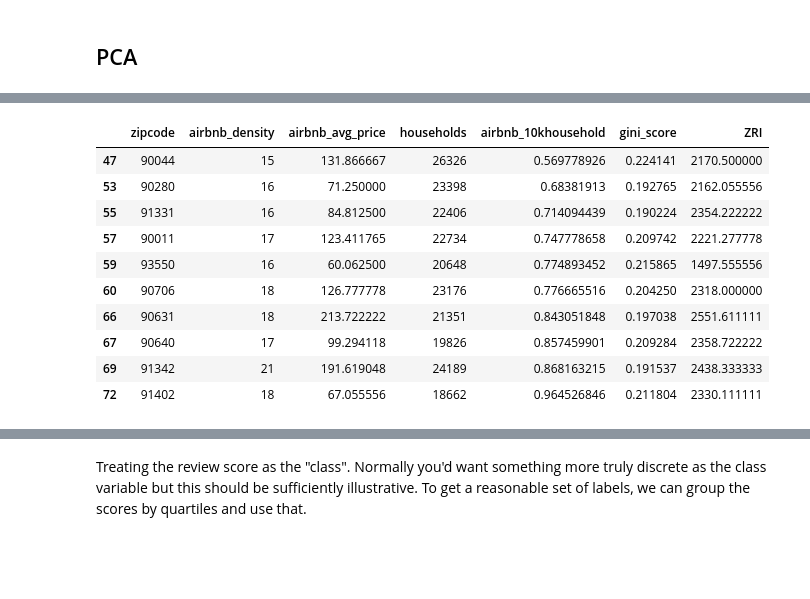
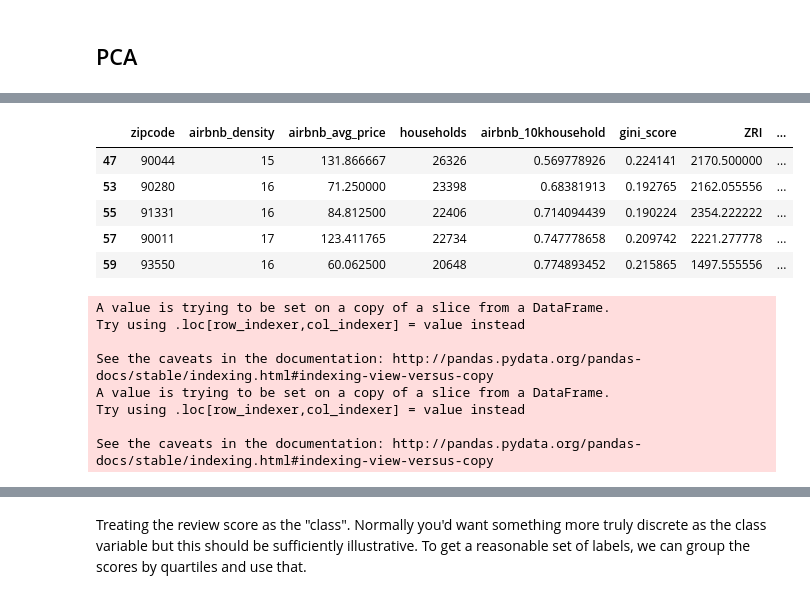
Before and after one commit to moranse/20171104-MichiganDatathon, a Jupyter notebook: comp-notebook/Vyas/PCA_tSNE.ipynb, the cells around one changed output, grey strips where cells are left out. Cells and saved outputs as stored; diff of their text form; code cells hidden in the pictures; blank space fills up the shorter version.

```diff
--- a/comp-notebook/Vyas/PCA_tSNE.ipynb
+++ b/comp-notebook/Vyas/PCA_tSNE.ipynb
@@ -26,18 +28,39 @@ pd.set_option('display.max_columns', 500)
-# %%
-data_folder = '../../data/'
-zipdata = pd.read_csv(data_folder + 'demand_dimensions.csv')
-quintiles = zipdata['airbnb_density'].describe()
-zipdata[zipdata['airbnb_density'] >= quintiles['25%']].head(10)
-# %% [output]
-|  | zipcode | airbnb_density | airbnb_avg_price | households | airbnb_10khousehold | gini_score | ZRI |
-| 47 | 90044 | 15 | 131.866667 | 26326 | 0.569778926 | 0.224141 | 2170.500000 |
-| 53 | 90280 | 16 | 71.250000 | 23398 | 0.68381913 | 0.192765 | 2162.055556 |
-| 55 | 91331 | 16 | 84.812500 | 22406 | 0.714094439 | 0.190224 | 2354.222222 |
-| 57 | 90011 | 17 | 123.411765 | 22734 | 0.747778658 | 0.209742 | 2221.277778 |
-| 59 | 93550 | 16 | 60.062500 | 20648 | 0.774893452 | 0.215865 | 1497.555556 |
-| 60 | 90706 | 18 | 126.777778 | 23176 | 0.776665516 | 0.204250 | 2318.000000 |
-| 66 | 90631 | 18 | 213.722222 | 21351 | 0.843051848 | 0.197038 | 2551.611111 |
-| 67 | 90640 | 17 | 99.294118 | 19826 | 0.857459901 | 0.209284 | 2358.722222 |
-| 69 | 91342 | 21 | 191.619048 | 24189 | 0.868163215 | 0.191537 | 2438.333333 |
-| 72 | 91402 | 18 | 67.055556 | 18662 | 0.964526846 | 0.211804 | 2330.111111 |
+# %%
+def format_zipcode(z):
+    try:
+        fz = int(float(z))
+        if len(str(fz)) != 5:
+            return False
+        else:
+            return True
+    except ValueError:
+        return False
+# listings[listings['zipcode'].apply(lambda z: format_zipcode(z))]
+
+data_folder = '../../data/'
+zipdata = pd.read_csv(data_folder + 'demand_dimensions.csv')
+zipdata_venue= pd.read_csv(data_folder + 'nightlife_zip_counts.csv')
+zipdata_venue[zipdata_venue['zipcode'].apply(lambda z: format_zipcode(z))]
+# zipdata_venue['zipcode'].head(100)
+# zipdata_cut.join(zipdata_venue, 'zipcode')
+# i=0
+# for zipcode in zipdata_cut['zipcode']:
+#     if zipcode in zipdata_venue['zipcode']:
+#         pass
+#     else:
+#         print(zipcode,'not found')
+#         i = i +1
+# print (i)
+# # pd.join(zipdata['zipcode'],zipdata_venue,zipdata)
+quintiles = zipdata['airbnb_density'].describe()
+zipdata_cut=zipdata[zipdata['airbnb_density'] >= quintiles['25%']]
+zipdata_cut.head()
+# zipdata_cut['zipcode'].head()
+# %% [output]
+|  | zipcode | airbnb_density | airbnb_avg_price | households | airbnb_10khousehold | gini_score | ZRI | ... |
+| 47 | 90044 | 15 | 131.866667 | 26326 | 0.569778926 | 0.224141 | 2170.500000 | ... |
+| 53 | 90280 | 16 | 71.250000 | 23398 | 0.68381913 | 0.192765 | 2162.055556 | ... |
+| 55 | 91331 | 16 | 84.812500 | 22406 | 0.714094439 | 0.190224 | 2354.222222 | ... |
+| 57 | 90011 | 17 | 123.411765 | 22734 | 0.747778658 | 0.209742 | 2221.277778 | ... |
+| 59 | 93550 | 16 | 60.062500 | 20648 | 0.774893452 | 0.215865 | 1497.555556 | ... |
 # %%
@@ -46,0 +70,24 @@ usable_listings.fillna(value=0, inplace=True)
+# %%
+gini_mean=zipdata_cut['gini_score'].mean(skipna=True)
+zipdata_cut_1=zipdata_cut.copy()
+tmp = zipdata_cut_1['gini_score']
+tmp = tmp.fillna(gini_mean)
+# print(tmp)
+zipdata_cut['gini_score'] = tmp
+
+
+ZRI_mean=zipdata_cut['ZRI'].mean(skipna=True)
+zipdata_cut_2=zipdata_cut.copy()
+tmp = zipdata_cut_2['ZRI']
+tmp = tmp.fillna(ZRI_mean)
+# print(tmp)
+zipdata_cut['ZRI'] = tmp
+# %% [output]
+A value is trying to be set on a copy of a slice from a DataFrame.
+Try using .loc[row_indexer,col_indexer] = value instead
+
+See the caveats in the documentation: http://pandas.pydata.org/pandas-docs/stable/indexing.html#indexing-view-versus-copy
+A value is trying to be set on a copy of a slice from a DataFrame.
+Try using .loc[row_indexer,col_indexer] = value instead
+
+See the caveats in the documentation: http://pandas.pydata.org/pandas-docs/stable/indexing.html#indexing-view-versus-copy
```
Also changed, not shown: parts of 12 cells of this notebook, 4 other files.
